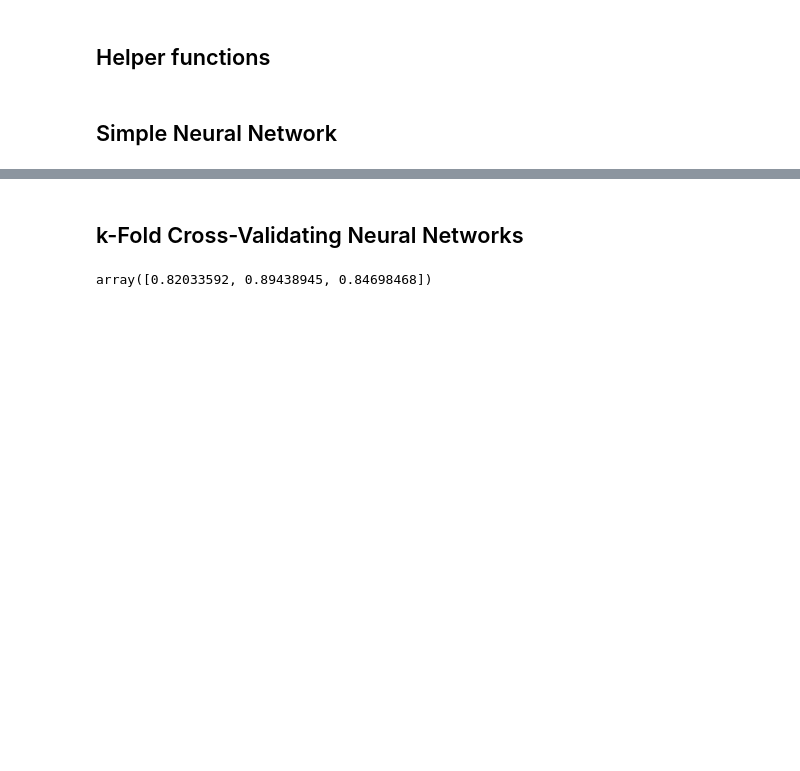
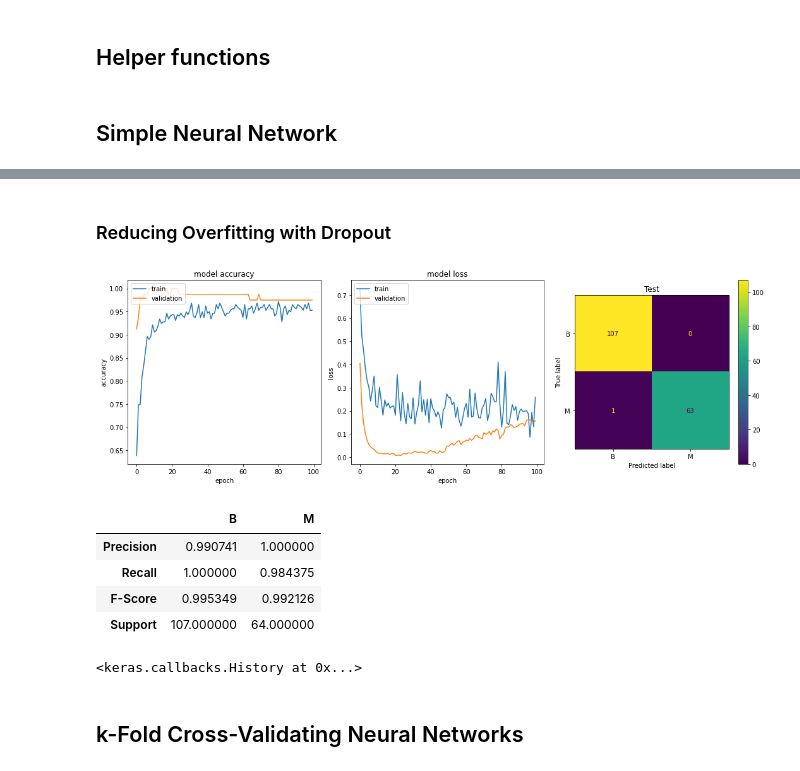
Before and after one commit to tsopeh/neural_networks, a Jupyter notebook: breast_cancer.ipynb, the cells around one changed output, grey strips where cells are left out. Drawn from its saved outputs; the diff is of its cells as text; code cells hidden in the pictures; blank space fills up the shorter version.

```diff
--- a/breast_cancer.ipynb
+++ b/breast_cancer.ipynb
@@ -292,28 +339,40 @@ To enable them in other operations, rebuild TensorFlow with the appropriate comp
+# %% [markdown]
+### Reducing Overfitting with Dropout
+# %%
+def compile_dropout_network ():
+    network = models.Sequential()
+    network.add(layers.Dropout(0.2, input_shape=(len(X_train.columns),)))
+    network.add(layers.Dense(units=16, activation="relu"))
+    network.add(layers.Dropout(0.5))
+    network.add(layers.Dense(units=16, activation="relu"))
+    network.add(layers.Dropout(0.5))
+    network.add(layers.Dense(units=1, activation="sigmoid"))
+    network.compile(loss="binary_crossentropy",
+                    optimizer="rmsprop",
+                    metrics=["accuracy"])
+    return network
+
+def network_overfitting_fit (network, X_train, y_train, X_validate, y_validate):
+    return network.fit(X_train,
+                       y_train,
+                       epochs=100,
+                       batch_size=2,
+                       verbose=0,
+                       validation_data=(X_validate, y_validate))
+
+train_test_plot_network(compile_dropout_network,
+                        network_overfitting_fit,
+                        X_train, y_train,
+                        X_validate, y_validate,
+                        X_test, y_test,
+                        y_labels=encoder.classes_)
+# %% [output]
+[figure, added]
+|  | B | M |
+| Precision | 0.990741 | 1.000000 |
+| Recall | 1.000000 | 0.984375 |
+| F-Score | 0.995349 | 0.992126 |
+| Support | 107.000000 | 64.000000 |
+<keras.callbacks.History at 0x...>
 # %% [markdown]
 ## k-Fold Cross-Validating Neural Networks
-# %%
-number_of_features = 100
-features, target = make_classification(n_samples=10000,
-                                       n_features=number_of_features,
-                                       n_informative=3,
-                                       n_redundant=0,
-                                       n_classes=2,
-                                       weights=[.5, .5],
-                                       random_state=0)
-
-def create_network ():
-    network = models.Sequential()
-    network.add(layers.Dense(units=16, activation="relu", input_shape=(number_of_features,)))
-    network.add(layers.Dense(units=16, activation="relu"))
-    network.add(layers.Dense(units=1, activation="sigmoid"))
-    network.compile(loss="binary_crossentropy", optimizer="rmsprop", metrics=["accuracy"])
-    return network
-
-neural_network = KerasClassifier(build_fn=create_network,
-                                 epochs=10,
-                                 batch_size=100,
-                                 verbose=0)
-
-cross_val_score(neural_network, features, target, cv=3)
-# %% [output]
-array([0.82033592, 0.89438945, 0.84698468])
```
Also changed, not shown: parts of 10 cells of this notebook.
